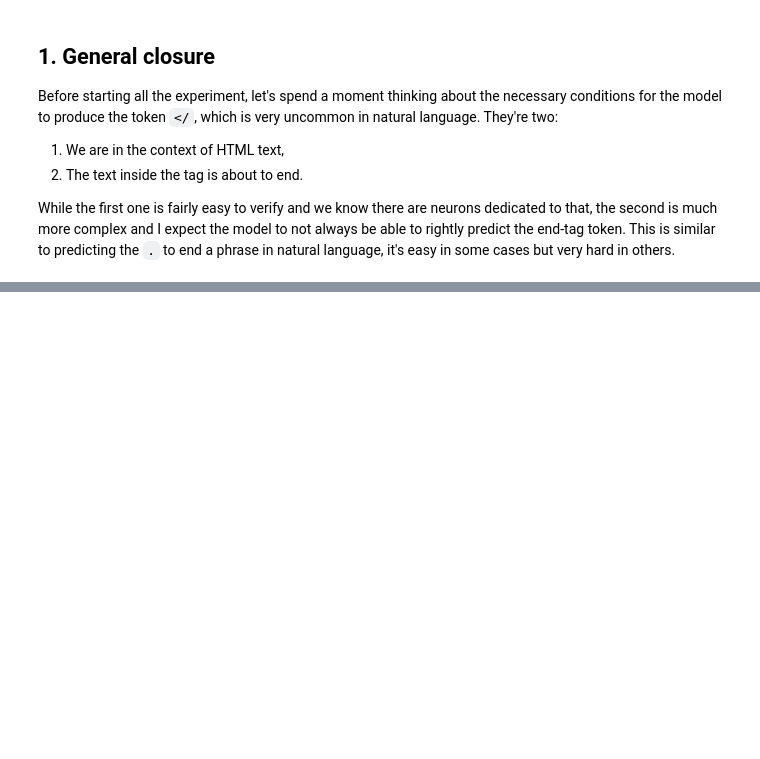
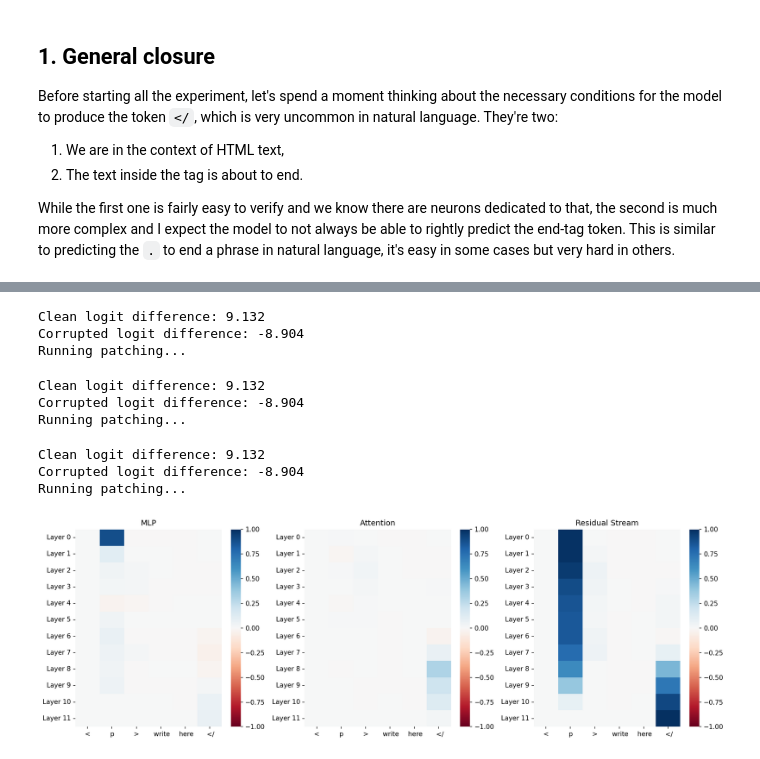
Before and after one commit to ghidav/mats-interp, a Jupyter notebook: demo.ipynb, the cells around one changed output, grey strips where cells are left out. Cells and saved outputs as stored; diff of their text form; code cells hidden in the pictures; blank space fills up the shorter version.

```diff
--- a/demo.ipynb
+++ b/demo.ipynb
@@ -448,4 +108,0 @@ corrupted_prompt = "<h1>Title here"
-# %%
-mlp_patching = activation_patching(model, clean_prompt, corrupted_prompt, ".", "</", component="hook_mlp_out")
-attn_patching = activation_patching(model, clean_prompt, corrupted_prompt, ".", "</", component="hook_attn_out")
-rs_patching = activation_patching(model, clean_prompt, corrupted_prompt, ".", "</", component="hook_resid_post")
@@ -507,0 +466,14 @@ tqdm.pandas()
+# %%
+fig = plot_ap(model, clean_prompt, corrupted_prompt, "p", "div")
+fig.show()
+# %% [output]
+Clean logit difference: 9.132
+Corrupted logit difference: -8.904
+Running patching...
+Clean logit difference: 9.132
+Corrupted logit difference: -8.904
+Running patching...
+Clean logit difference: 9.132
+Corrupted logit difference: -8.904
+Running patching...
+[figure, added]
```
Also changed, not shown: parts of 77 cells of this notebook.
